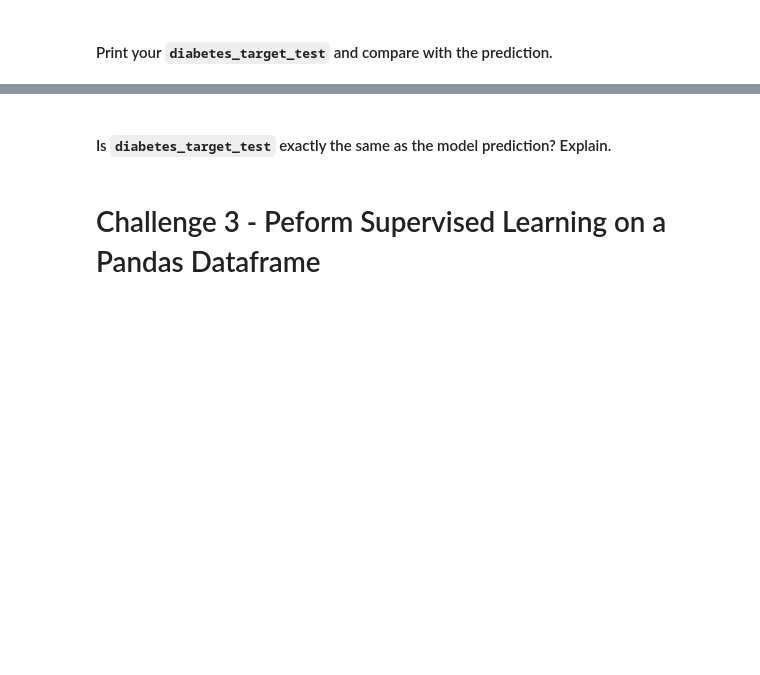
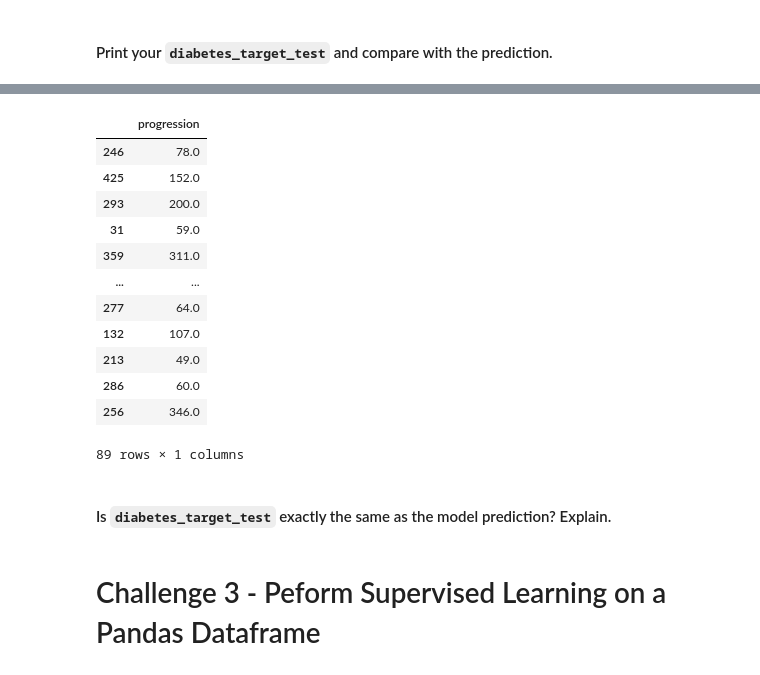
Before and after one commit to zepcerqueira/lab-supervised-learning-regression, a Jupyter notebook: your-code/main.ipynb, the cells around one changed output, grey strips where cells are left out. Cells and saved outputs as stored; diff of their text form; code cells hidden in the pictures; blank space fills up the shorter version.

```diff
--- a/your-code/main.ipynb
+++ b/your-code/main.ipynb
@@ -16,3 +22,11 @@ First, we will load the diabetes dataset. Do this in the cell below by importing
+# %%
+# Your code here:
+
+from sklearn.datasets import load_diabetes
+
+diabetes = load_diabetes()
+
+data, target = diabetes.data, diabetes.target
 # %% [markdown]
 Let's explore this variable by looking at the different attributes (keys) of `diabetes`. Note that the `load_diabetes` function does not return dataframes. It returns you a Python dictionary.
 # %%
@@ -43,0 +90,5 @@ Scikit-learn typically takes in 2D numpy arrays as input (though pandas datafram
+# %%
+# Your code here:
+
+diabetes_data = pd.DataFrame(diabetes["data"], columns=diabetes["feature_names"])
+diabetes_target = pd.DataFrame(diabetes["target"], columns=["progression"])
@@ -78,3 +139,12 @@ Define `diabetes_data_train`, `diabetes_target_train`, `diabetes_data_test`, and
+# %%
+# Your code here:
+
+from sklearn.model_selection import train_test_split
+
+diabetes_data_train, diabetes_data_test, diabetes_target_train, diabetes_target_test = train_test_split(diabetes_data,
+                                                                                                        diabetes_target,
+                                                                                                        test_size=0.2,
+                                                                                                        random_state=1)
 # %% [markdown]
 Fit the training data and target to `diabetes_model`. Print the *intercept* and *coefficients* of the model.
 # %%
@@ -99,2 +200,18 @@ This is the linear regression model fitted to your training dataset.
+# %%
+diabetes_target_test
+# %% [output]
+|  | progression |
+| 246 | 78.0 |
+| 425 | 152.0 |
+| 293 | 200.0 |
+| 31 | 59.0 |
+| 359 | 311.0 |
+| ... | ... |
+| 277 | 64.0 |
+| 132 | 107.0 |
+| 213 | 49.0 |
+| 286 | 60.0 |
+| 256 | 346.0 |
+89 rows × 1 columns
 # %% [markdown]
 #### Is `diabetes_target_test` exactly the same as the model prediction? Explain.
```
Also changed, not shown: parts of 42 cells of this notebook, 1 other file.
